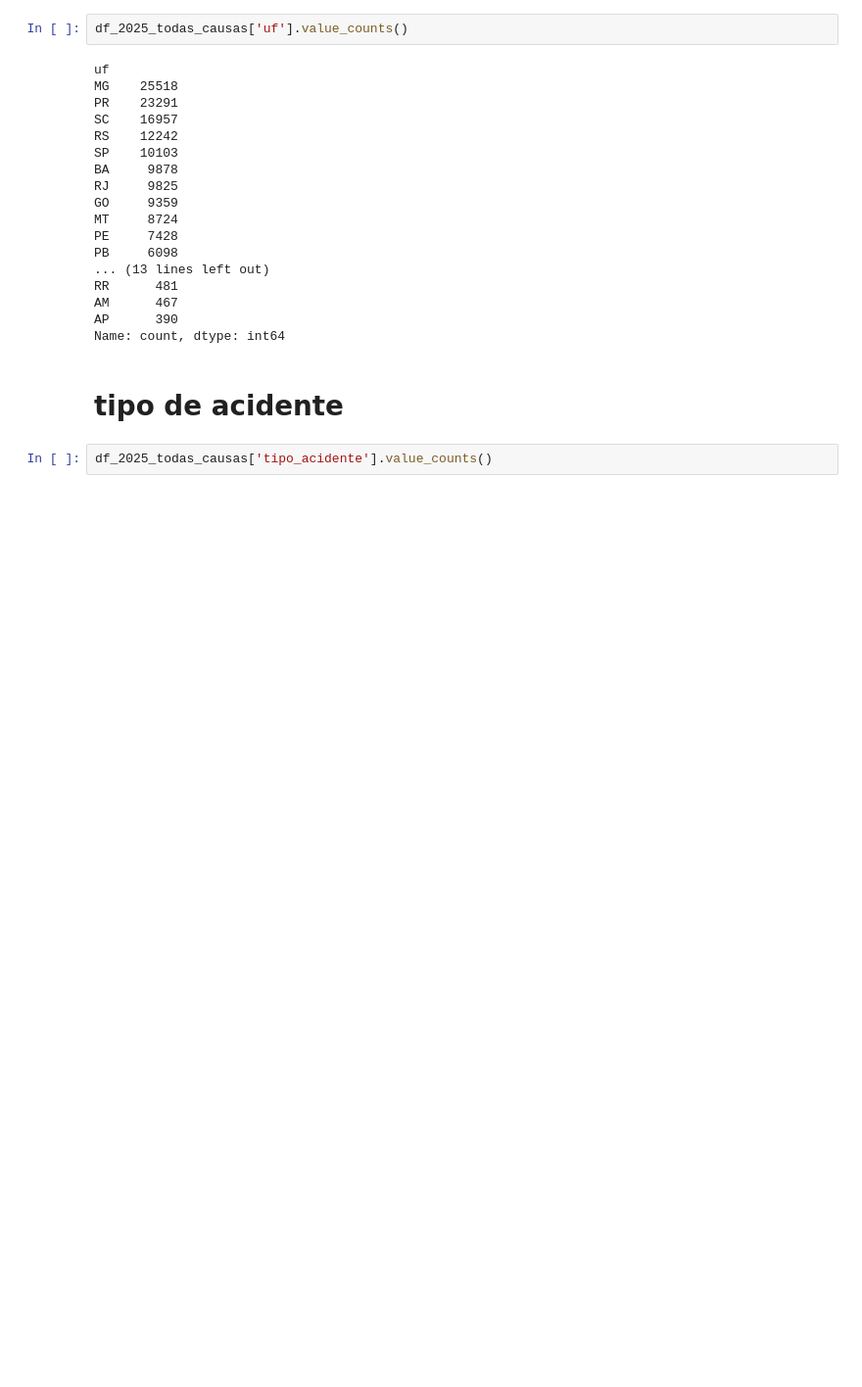
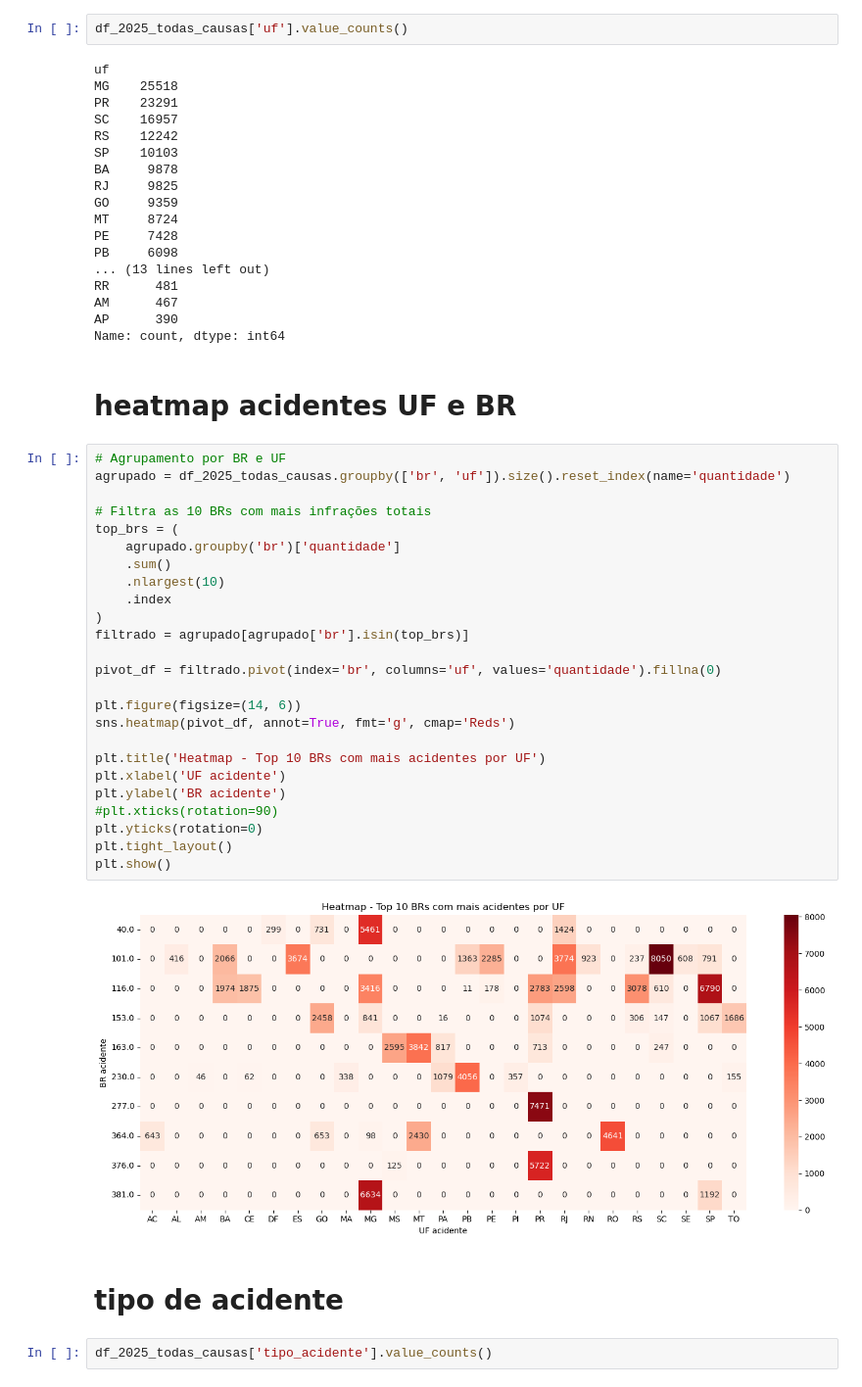
Before and after one commit to adrianop/dataScience, a Jupyter notebook: dados_2025.ipynb, the cells around one changed output. Shown at 98% size. Cells and saved outputs as stored; diff of their text form; blank space fills up the shorter version.

```diff
--- a/dados.ipynb
+++ b/dados_2025.ipynb
@@ -186,6 +190,35 @@ RR      481
 AM      467
 AP      390
 Name: count, dtype: int64
+# %% [markdown]
+# heatmap acidentes UF e BR
+# %%
+# Agrupamento por BR e UF
+agrupado = df_2025_todas_causas.groupby(['br', 'uf']).size().reset_index(name='quantidade')
+
+# Filtra as 10 BRs com mais infrações totais
+top_brs = (
+    agrupado.groupby('br')['quantidade']
+    .sum()
+    .nlargest(10)
+    .index
+)
+filtrado = agrupado[agrupado['br'].isin(top_brs)]
+
+pivot_df = filtrado.pivot(index='br', columns='uf', values='quantidade').fillna(0)
+
+plt.figure(figsize=(14, 6))
+sns.heatmap(pivot_df, annot=True, fmt='g', cmap='Reds')
+
+plt.title('Heatmap - Top 10 BRs com mais acidentes por UF')
+plt.xlabel('UF acidente')
+plt.ylabel('BR acidente')
+#plt.xticks(rotation=90)
+plt.yticks(rotation=0)
+plt.tight_layout()
+plt.show()
+# %% [output]
+[figure, added]
 # %% [markdown]
 # tipo de acidente
 # %%
```
Also changed, not shown: parts of 6 cells of this notebook, 1 other file.
